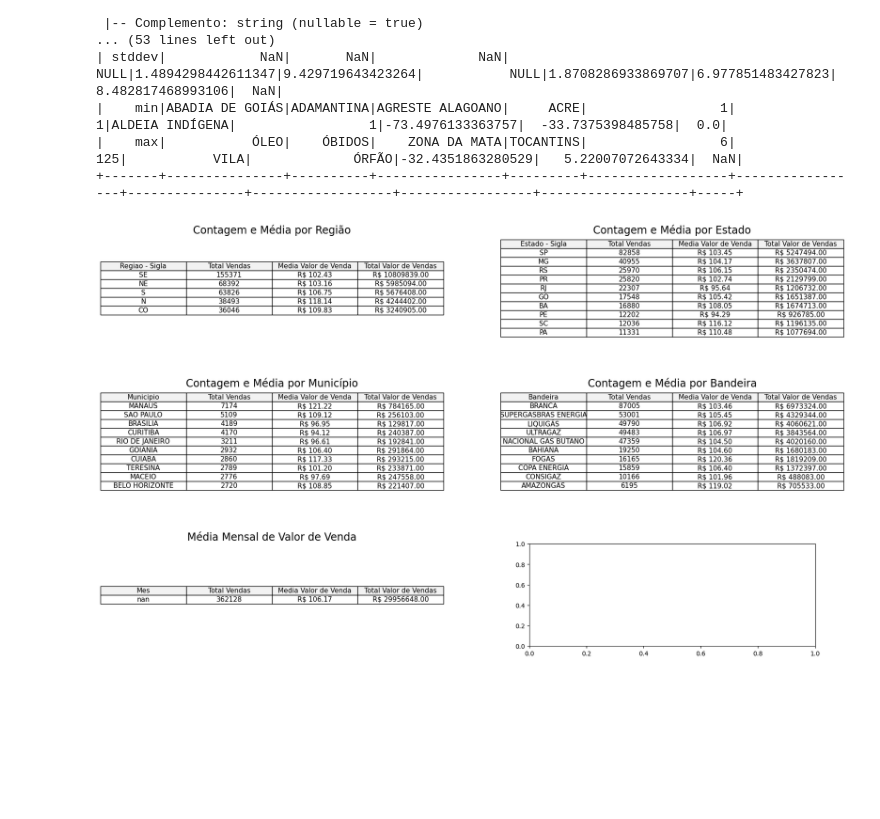
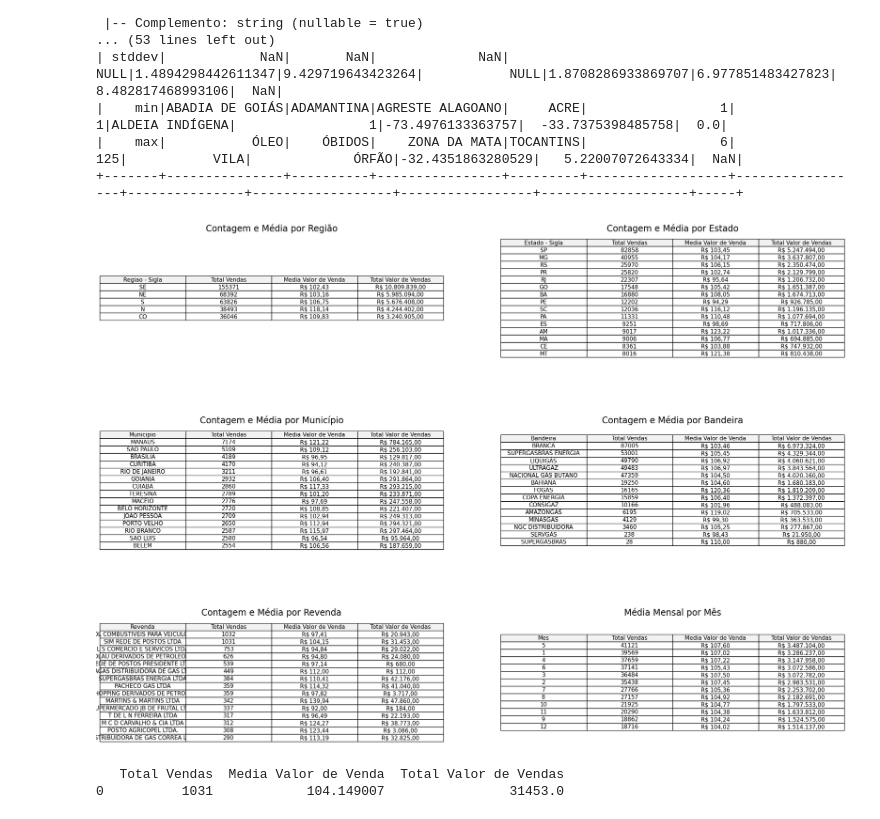
Before and after one commit to KoreTane/Analise-GLP, a Jupyter notebook: AnálisePreçoGLP.ipynb, the cells around one changed output. Drawn from its saved outputs; the diff is of its cells as text; code cells hidden in the pictures; blank space fills up the shorter version.

```diff
--- a/AnálisePreçoGLP.ipynb
+++ b/AnálisePreçoGLP.ipynb
@@ -86,85 +86,103 @@ root
 |    max|           ÓLEO|    ÓBIDOS|    ZONA DA MATA|TOCANTINS|                 6|              125|           VILA|             ÓRFÃO|-32.4351863280529|   5.22007072643334|  NaN|
 +-------+---------------+----------+----------------+---------+------------------+-----------------+---------------+------------------+-----------------+-------------------+-----+
 # %%
-from pyspark.sql.functions import month, count, avg, sum  # Importando as funções necessárias
+# Convertendo a coluna 'Data da Coleta' para o tipo de data
+union_df = union_df.withColumn("Data da Coleta", to_date(union_df["Data da Coleta"], "dd/MM/yyyy"))
 
-# Coletar os resultados em DataFrames do Pandas a partir de union_df
-
-# Contagem de id_venda, média e total de Valor de Venda agrupado por Regiao - Sigla
+# Agrupando e calculando os totais para cada categoria
 region_count_pd = union_df.groupBy("Regiao - Sigla").agg(
     count("id_venda").alias("Total Vendas"),
     avg("Valor de Venda").alias("Media Valor de Venda"),
     sum("Valor de Venda").alias("Total Valor de Vendas")
 ).toPandas()
 
-# Contagem de id_venda, média e total de Valor de Venda agrupado por Estado - Sigla
 state_count_pd = union_df.groupBy("Estado - Sigla").agg(
     count("id_venda").alias("Total Vendas"),
     avg("Valor de Venda").alias("Media Valor de Venda"),
     sum("Valor de Venda").alias("Total Valor de Vendas")
 ).toPandas()
 
-# Contagem de id_venda, média e total de Valor de Venda agrupado por Municipio
 municipio_count_pd = union_df.groupBy("Municipio").agg(
     count("id_venda").alias("Total Vendas"),
     avg("Valor de Venda").alias("Media Valor de Venda"),
     sum("Valor de Venda").alias("Total Valor de Vendas")
 ).toPandas()
 
-# Contagem de id_venda, média e total de Valor de Venda agrupado por Bandeira
 bandeira_count_pd = union_df.groupBy("Bandeira").agg(
     count("id_venda").alias("Total Vendas"),
     avg("Valor de Venda").alias("Media Valor de Venda"),
     sum("Valor de Venda").alias("Total Valor de Vendas")
 ).toPandas()
 
-# Extraindo o mês da Data da Coleta e contando e média agrupado por mês
-union_df = union_df.withColumn("Mes", month(union_df["Data da Coleta"]))
-
-# Contagem de id_venda, média e total de Valor de Venda agrupado por mês
-data_count_pd = union_df.groupBy("Mes").agg(
+revenda_count_pd = union_df.groupBy("Revenda").agg(
     count("id_venda").alias("Total Vendas"),
     avg("Valor de Venda").alias("Media Valor de Venda"),
     sum("Valor de Venda").alias("Total Valor de Vendas")
 ).toPandas()
 
-# Formatar a coluna 'Media Valor de Venda' e 'Total Valor de Vendas' para duas casas decimais com R$
-for df in [region_count_pd, state_count_pd, municipio_count_pd, bandeira_count_pd, data_count_pd]:
-    df["Media Valor de Venda"] = df["Media Valor de Venda"].apply(lambda x: f"R$ {x:.2f}")
-    df["Total Valor de Vendas"] = df["Total Valor de Vendas"].apply(lambda x: f"R$ {x:.2f}")
+data_count_pd = union_df.groupBy(month(union_df["Data da Coleta"]).alias('Mes')).agg(
+    count("id_venda").alias("Total Vendas"),
+    avg("Valor de Venda").alias("Media Valor de Venda"),
+    sum("Valor de Venda").alias("Total Valor de Vendas")
+).toPandas()
+
+# Formatar os valores monetários
+for df in [region_count_pd, state_count_pd, municipio_count_pd, bandeira_count_pd, revenda_count_pd, data_count_pd]:
+    df["Media Valor de Venda"] = df["Media Valor de Venda"].apply(lambda x: f"R$ {x:,.2f}".replace(',', 'X').replace('.', ',').replace('X', '.'))
+    df["Total Valor de Vendas"] = df["Total Valor de Vendas"].apply(lambda x: f"R$ {x:,.2f}".replace(',', 'X').replace('.', ',').replace('X', '.'))
 
 # Criar uma figura com subplots
-fig, axs = plt.subplots(3, 2, figsize=(20, 12))  # 3 linhas, 2 colunas
+fig, axs = plt.subplots(3, 2, figsize=(24, 18))
 
 # Ajustar o espaçamento entre os subplots
 plt.subplots_adjust(wspace=0.4, hspace=0.5)
 
 # Definindo os parâmetros para as tabelas
 tables_info = [
     (region_count_pd.sort_values(by="Total Vendas", ascending=False), "Contagem e Média por Região"),
     (state_count_pd.sort_values(by="Total Vendas", ascending=False), "Contagem e Média por Estado"),
     (municipio_count_pd.sort_values(by="Total Vendas", ascending=False), "Contagem e Média por Município"),
     (bandeira_count_pd.sort_values(by="Total Vendas", ascending=False), "Contagem e Média por Bandeira"),
-    (data_count_pd.sort_values(by="Mes"), "Média Mensal de Valor de Venda")
+    (revenda_count_pd.sort_values(by="Total Vendas", ascending=False), "Contagem e Média por Revenda"),
+    (data_count_pd.sort_values(by="Total Vendas", ascending=False), "Média Mensal por Mês")
 ]
 
 # Loop para exibir os resultados nas subplots
 for ax, (data, title) in zip(axs.flatten(), tables_info):
     if not data.empty:
         ax.axis('off')
         ax.set_title(title, fontsize=17)
-        table_data = data[['Regiao - Sigla', 'Total Vendas', 'Media Valor de Venda', 'Total Valor de Vendas']] if 'Regiao - Sigla' in data.columns else data[['Estado - Sigla', 'Total Vendas', 'Media Valor de Venda', 'Total Valor de Vendas']] if 'Estado - Sigla' in data.columns else data[['Municipio', 'Total Vendas', 'Media Valor de Venda', 'Total Valor de Vendas']] if 'Municipio' in data.columns else data[['Bandeira', 'Total Vendas', 'Media Valor de Venda', 'Total Valor de Vendas']] if 'Bandeira' in data.columns else data[['Mes', 'Total Vendas', 'Media Valor de Venda', 'Total Valor de Vendas']]
 
-        table = ax.table(cellText=table_data.head(10).values,
+        # Selecionar as colunas corretas para exibição
+        table_data = data[['Regiao - Sigla', 'Total Vendas', 'Media Valor de Venda', 'Total Valor de Vendas']] if 'Regiao - Sigla' in data.columns else \
+                     data[['Estado - Sigla', 'Total Vendas', 'Media Valor de Venda', 'Total Valor de Vendas']] if 'Estado - Sigla' in data.columns else \
+                     data[['Municipio', 'Total Vendas', 'Media Valor de Venda', 'Total Valor de Vendas']] if 'Municipio' in data.columns else \
+                     data[['Bandeira', 'Total Vendas', 'Media Valor de Venda', 'Total Valor de Vendas']] if 'Bandeira' in data.columns else \
+                     data[['Revenda', 'Total Vendas', 'Media Valor de Venda', 'Total Valor de Vendas']] if 'Revenda' in data.columns else \
+                     data[['Mes', 'Total Vendas', 'Media Valor de Venda', 'Total Valor de Vendas']]
+
+        table = ax.table(cellText=table_data.head(15).values,
                          colLabels=table_data.columns,
                          cellLoc='center', loc='center', colColours=["#f2f2f2"]*len(table_data.columns))
         table.auto_set_font_size(False)
         table.set_fontsize(11)
         table.scale(1.2, 1.2)  # Ajusta a escala da tabela para que se adapte ao tamanho da fonte
     else:
         ax.axis('off')  # Desativa o eixo para subplots vazios
 
 # Exibir a tabela
 plt.show()
 # %% [output]
-[figure, old version]
+[figure, new version]
+# %%
+revenda_info = union_df.filter(union_df["Revenda"] == "SIM REDE DE POSTOS LTDA").agg(
+    count("id_venda").alias("Total Vendas"),
+    avg("Valor de Venda").alias("Media Valor de Venda"),
+    sum("Valor de Venda").alias("Total Valor de Vendas")
+).toPandas()
+
+# Exibir os resultados
+print(revenda_info)
+# %% [output]
+   Total Vendas  Media Valor de Venda  Total Valor de Vendas
+0          1031            104.149007                31453.0
```
Also changed, not shown: parts of 1 cell of this notebook.
